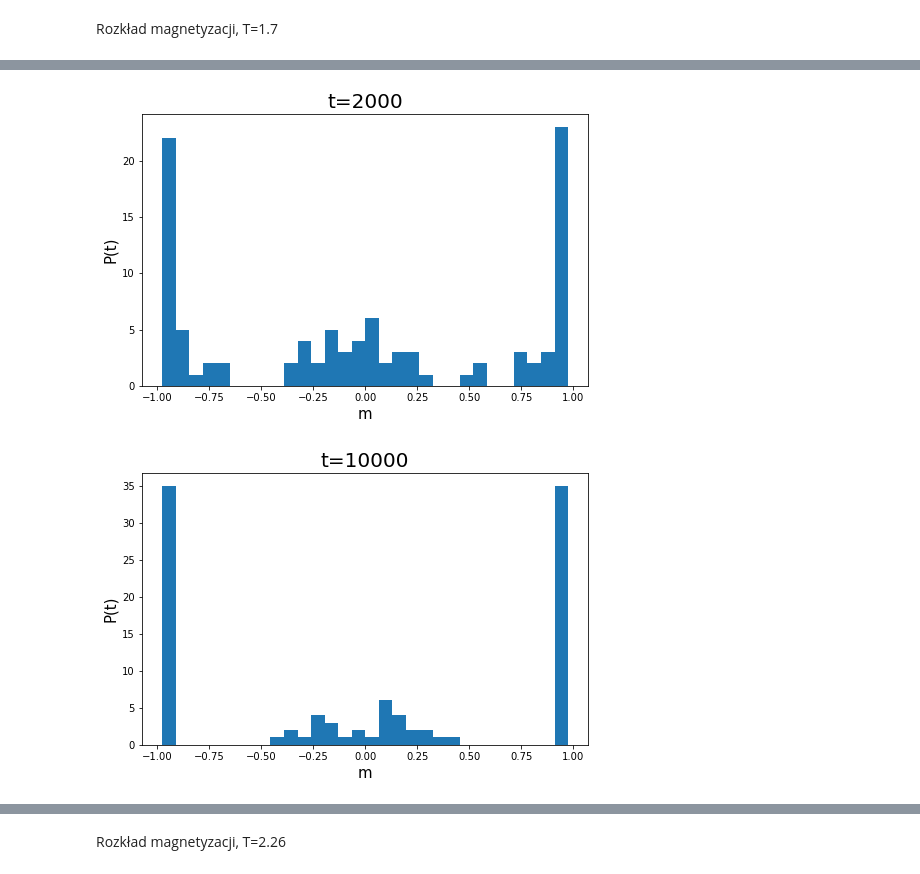
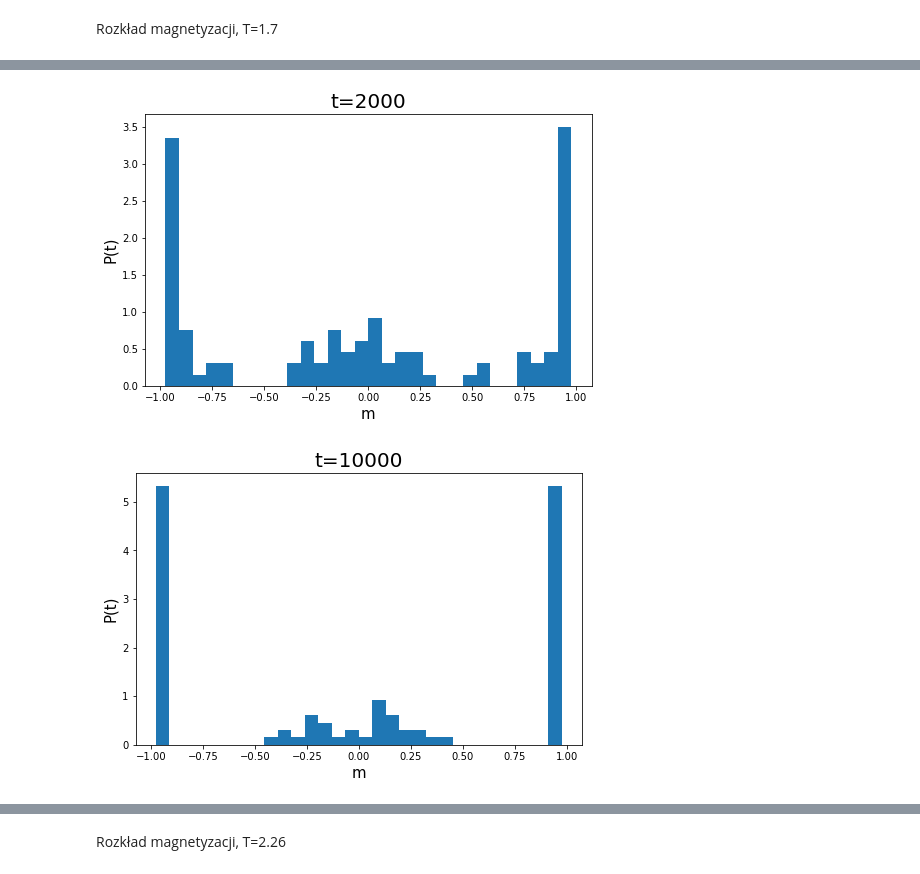
Before and after one commit to Swinkawkrawacie/Fizyka-ukladow-zlozonych, a Jupyter notebook: Generowanie_danych.ipynb, the cells around one changed output, grey strips where cells are left out. Cells and saved outputs as stored; diff of their text form; code cells hidden in the pictures.

```diff
--- a/Generowanie_danych.ipynb
+++ b/Generowanie_danych.ipynb
@@ -582,21 +581,21 @@ plt.savefig('rozklad_mag_17_t1000')
 # %%
 plt.figure(figsize=(8,5))
-plt.hist(t2000, bins=30)
+plt.hist(t2000, bins=30, density=True)
 plt.title('t=2000', fontsize=20)
 plt.xlabel('m', fontsize=15)
 plt.ylabel('P(t)', fontsize=15)
-plt.savefig('rozklad_mag_17_t2000')
+plt.savefig('rozklad_mag_17den_t2000')
 # %% [output]
-[figure, old version]
+[figure, new version]
 # %%
 plt.figure(figsize=(8,5))
-plt.hist(t10000, bins=30)
+plt.hist(t10000, bins=30, density=True)
 plt.title('t=10000', fontsize=20)
 plt.xlabel('m', fontsize=15)
 plt.ylabel('P(t)', fontsize=15)
-plt.savefig('rozklad_mag_17_t10000')
+plt.savefig('rozklad_mag_17den_t10000')
 plt.show()
 # %% [output]
-[figure, old version]
+[figure, new version]
 # %%
 plt.figure(figsize=(8,5))
```
Also changed, not shown: parts of 20 cells of this notebook, 2 other files.
